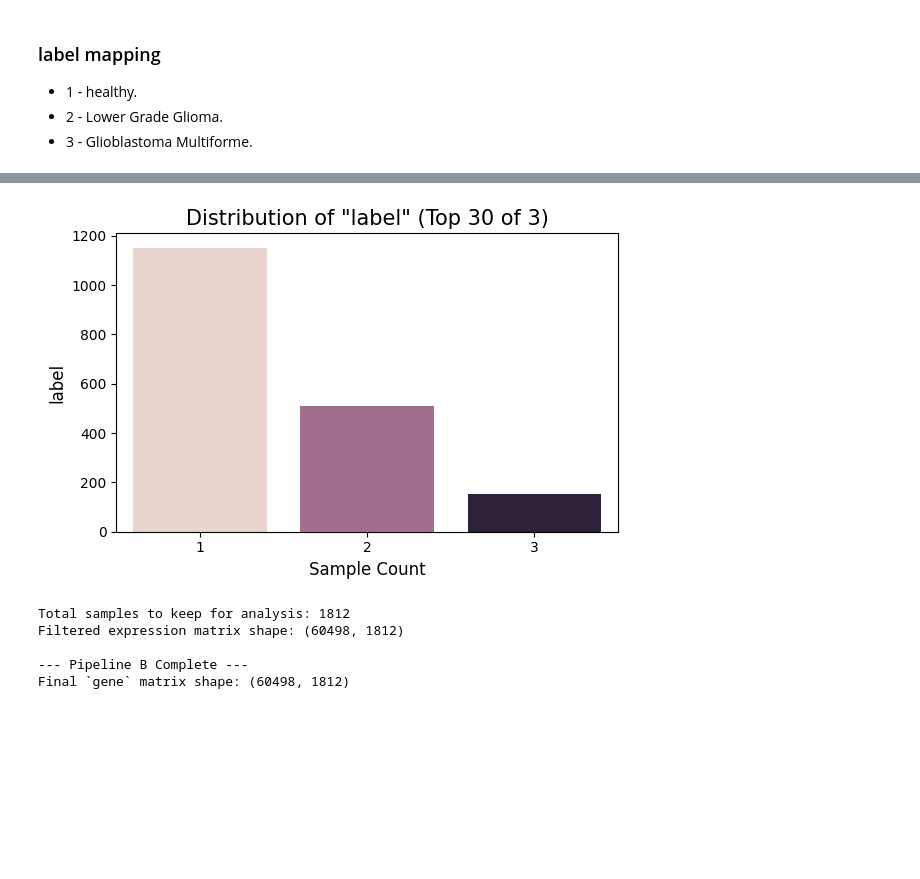
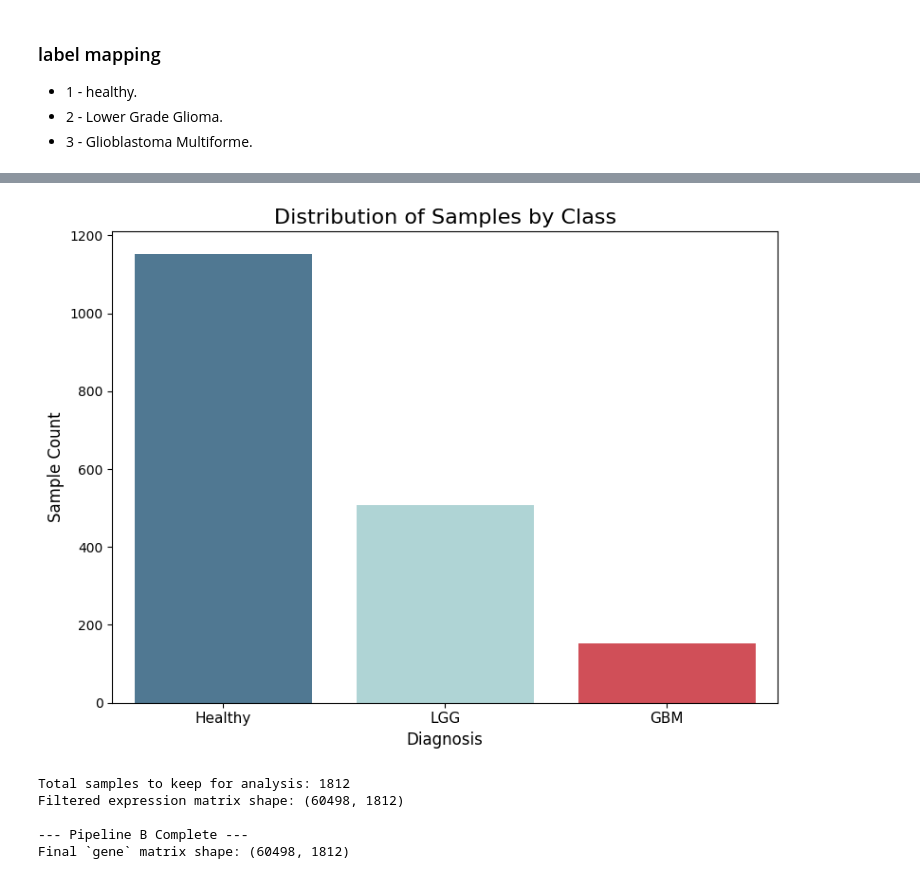
Before and after one commit to tobitotaku/ai-brain-tumor, a Jupyter notebook: preprocessing_stream_c.ipynb, the cells around one changed output, grey strips where cells are left out. Cells and saved outputs as stored; diff of their text form; code cells hidden in the pictures; blank space fills up the shorter version.

```diff
--- a/preprocessing_stream_c.ipynb
+++ b/preprocessing_stream_c.ipynb
@@ -379,31 +383,55 @@ Data columns (total 8 columns):
 dtypes: int64(1), object(7)
 memory usage: 127.4+ KB
 # %%
-col = 'label'
-plt.figure(figsize=(6, 4))
+import matplotlib.pyplot as plt
+import seaborn as sns
+import pandas as pd
 
-top_n = 30
-num_categories = combined_metadata_df[col].nunique()
+# This assumes 'combined_metadata_df' is loaded in your notebook.
 
-plot_title = f'Distribution of "{col}" (Top {top_n} of {num_categories})'
-top_categories = combined_metadata_df[col].value_counts().nlargest(top_n).index
+# --- 1. Create a copy and map labels for plotting ---
+# This prevents a 'SettingWithCopyWarning' and lets us create pretty labels
+plot_df = combined_metadata_df.copy()
+
+# Define the new string labels
+label_map = {
+    1: 'Healthy',
+    2: 'LGG',
+    3: 'GBM'
+}
+plot_df['Diagnosis'] = plot_df['label'].map(label_map)
+
+# --- 2. Create the plot ---
+plt.figure(figsize=(8, 6))
+
+# Define the order we want the bars to appear in
+plot_order = ['Healthy', 'LGG', 'GBM']
+
+# Define a clear color palette
+plot_palette = {
+    'Healthy': '#457B9D',
+    'LGG': '#A8DADC',
+    'GBM': '#E63946'
+}
 
 sns.countplot(
-    x=col,
-    data=combined_metadata_df,
-    order=top_categories,
-    hue=col,
-    legend=False,
-    # palette=['#E63946', '#457B9D']
+    x='Diagnosis',
+    data=plot_df,
+    order=plot_order,
+    palette=plot_palette,
+    hue='Diagnosis', # We still map hue to get the colors
+    legend=False
 )
 
-plt.title(plot_title, fontsize=15)
-plt.xlabel('Sample Count', fontsize=12)
-plt.ylabel(col, fontsize=12)
+# --- 3. Make it nicer ---
+plt.title('Distribution of Samples by Class', fontsize=16)
+plt.xlabel('Diagnosis', fontsize=12)
+plt.ylabel('Sample Count', fontsize=12)
+plt.xticks(fontsize=11)
 plt.tight_layout()
 plt.show()
 # %% [output]
-[figure, old version]
+[figure, new version]
 # %%
 # --- 1. Combine Metadata & Get Final Sample List ---
 # We already created b_gbm_metadata and b_gtex_metadata in the last step
```
Also changed, not shown: parts of 16 cells of this notebook.
